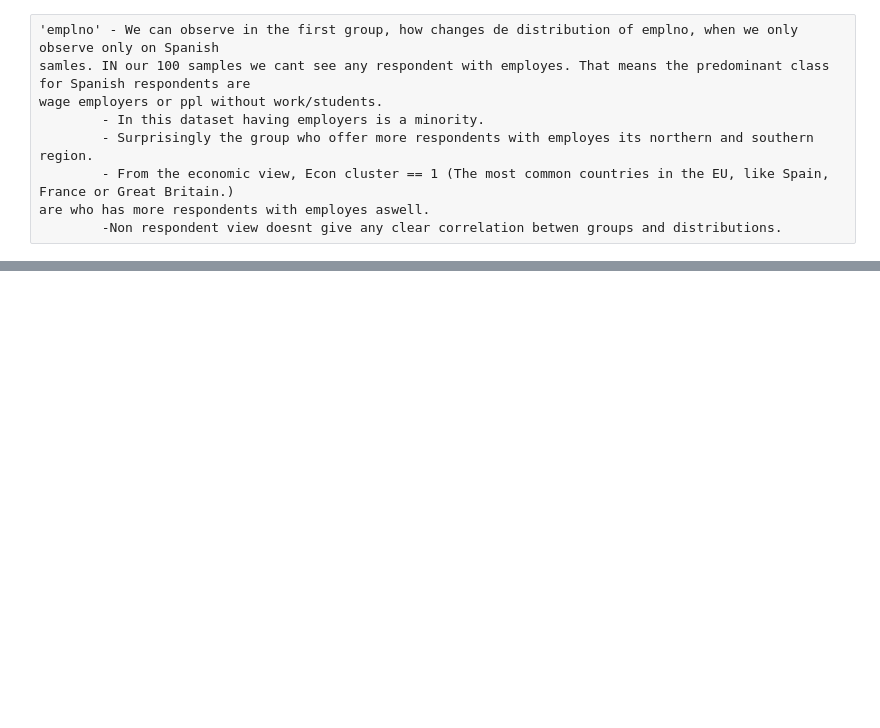
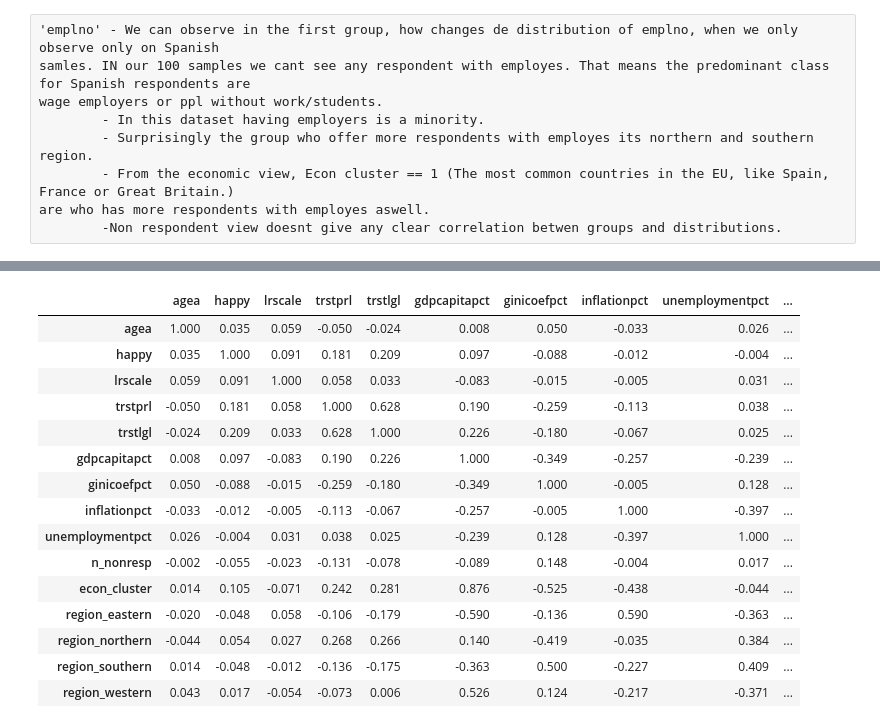
Before and after one commit to JosBerGon34/DataScienceCourse, a Jupyter notebook: notebooks/Ex7.1.ipynb, the cells around one changed output, grey strips where cells are left out. Drawn from its saved outputs; the diff is of its cells as text; code cells hidden in the pictures; blank space fills up the shorter version.

```diff
--- a/notebooks/Ex7.1.ipynb
+++ b/notebooks/Ex7.1.ipynb
@@ -907,0 +895,32 @@ there is a bit more of density on right wing respondents in Eastern countries, o
+# %%
+# One-hot there is no natural order between them.
+region_dummies = pd.get_dummies(df_71_clean['macro_region'], prefix='region')
+df_71_clean = pd.concat([df_71_clean.drop(columns=region_dummies.columns, errors='ignore'), region_dummies], axis=1)
+# → region_eastern, region_northern, region_southern, region_western
+#We can one-hot econ cluster also, but it has already natural order being 0 poor and 2 rich, it can be usefull for the feature engineering.
+
+# Correlaction dataframe
+corr_cols = ['agea', 'happy', 'lrscale', 'trstprl', 'trstlgl',
+             'gdpcapitapct', 'ginicoefpct', 'inflationpct',
+             'unemploymentpct', 'n_nonresp', 'econ_cluster','region_eastern','region_northern', 'region_southern','region_western']
+
+corr = df_71_clean[corr_cols].corr(method='spearman')
+# %%
+corr.style.background_gradient(cmap='RdBu_r', vmin=-1, vmax=1).format('{:.3f}').set_properties(**{'text-align': 'center', 'font-size': '11px'})
+# %% [output]
+|  | agea | happy | lrscale | trstprl | trstlgl | gdpcapitapct | ginicoefpct | inflationpct | unemploymentpct | ... |
+| agea | 1.000 | 0.035 | 0.059 | -0.050 | -0.024 | 0.008 | 0.050 | -0.033 | 0.026 | ... |
+| happy | 0.035 | 1.000 | 0.091 | 0.181 | 0.209 | 0.097 | -0.088 | -0.012 | -0.004 | ... |
+| lrscale | 0.059 | 0.091 | 1.000 | 0.058 | 0.033 | -0.083 | -0.015 | -0.005 | 0.031 | ... |
+| trstprl | -0.050 | 0.181 | 0.058 | 1.000 | 0.628 | 0.190 | -0.259 | -0.113 | 0.038 | ... |
+| trstlgl | -0.024 | 0.209 | 0.033 | 0.628 | 1.000 | 0.226 | -0.180 | -0.067 | 0.025 | ... |
+| gdpcapitapct | 0.008 | 0.097 | -0.083 | 0.190 | 0.226 | 1.000 | -0.349 | -0.257 | -0.239 | ... |
+| ginicoefpct | 0.050 | -0.088 | -0.015 | -0.259 | -0.180 | -0.349 | 1.000 | -0.005 | 0.128 | ... |
+| inflationpct | -0.033 | -0.012 | -0.005 | -0.113 | -0.067 | -0.257 | -0.005 | 1.000 | -0.397 | ... |
+| unemploymentpct | 0.026 | -0.004 | 0.031 | 0.038 | 0.025 | -0.239 | 0.128 | -0.397 | 1.000 | ... |
+| n_nonresp | -0.002 | -0.055 | -0.023 | -0.131 | -0.078 | -0.089 | 0.148 | -0.004 | 0.017 | ... |
+| econ_cluster | 0.014 | 0.105 | -0.071 | 0.242 | 0.281 | 0.876 | -0.525 | -0.438 | -0.044 | ... |
+| region_eastern | -0.020 | -0.048 | 0.058 | -0.106 | -0.179 | -0.590 | -0.136 | 0.590 | -0.363 | ... |
+| region_northern | -0.044 | 0.054 | 0.027 | 0.268 | 0.266 | 0.140 | -0.419 | -0.035 | 0.384 | ... |
+| region_southern | 0.014 | -0.048 | -0.012 | -0.136 | -0.175 | -0.363 | 0.500 | -0.227 | 0.409 | ... |
+| region_western | 0.043 | 0.017 | -0.054 | -0.073 | 0.006 | 0.526 | 0.124 | -0.217 | -0.371 | ... |
```
Also changed, not shown: parts of 17 cells of this notebook.
